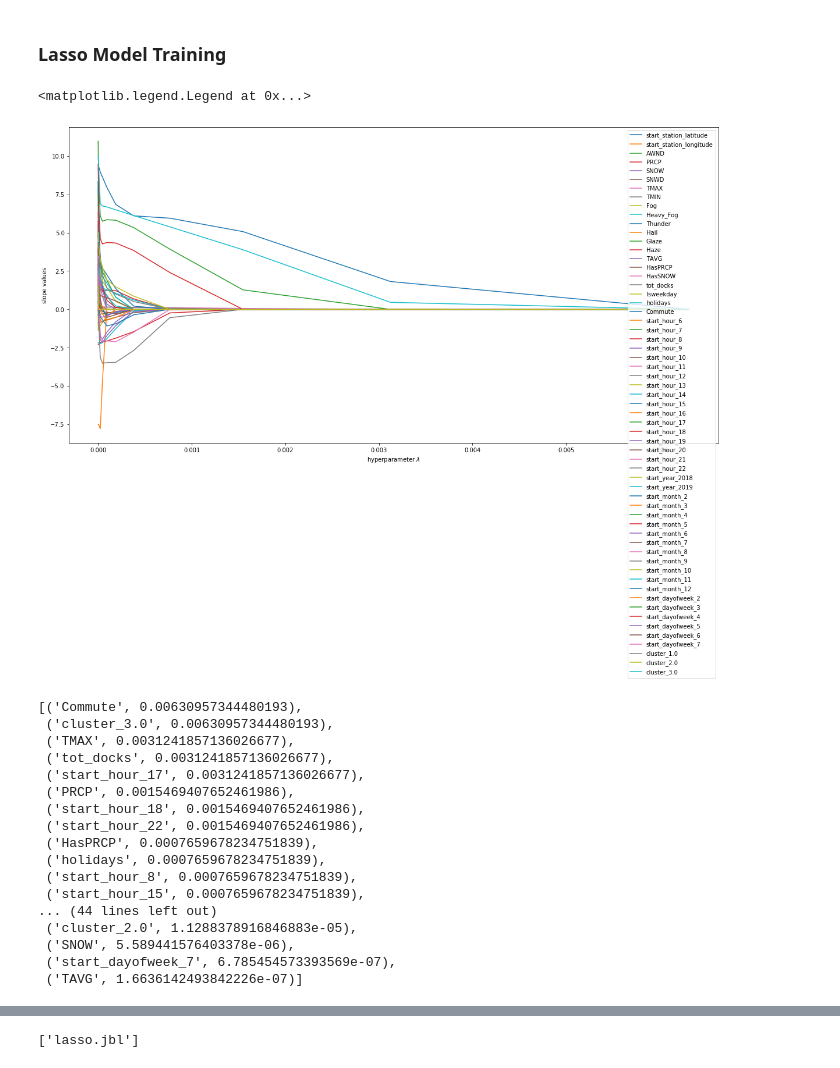
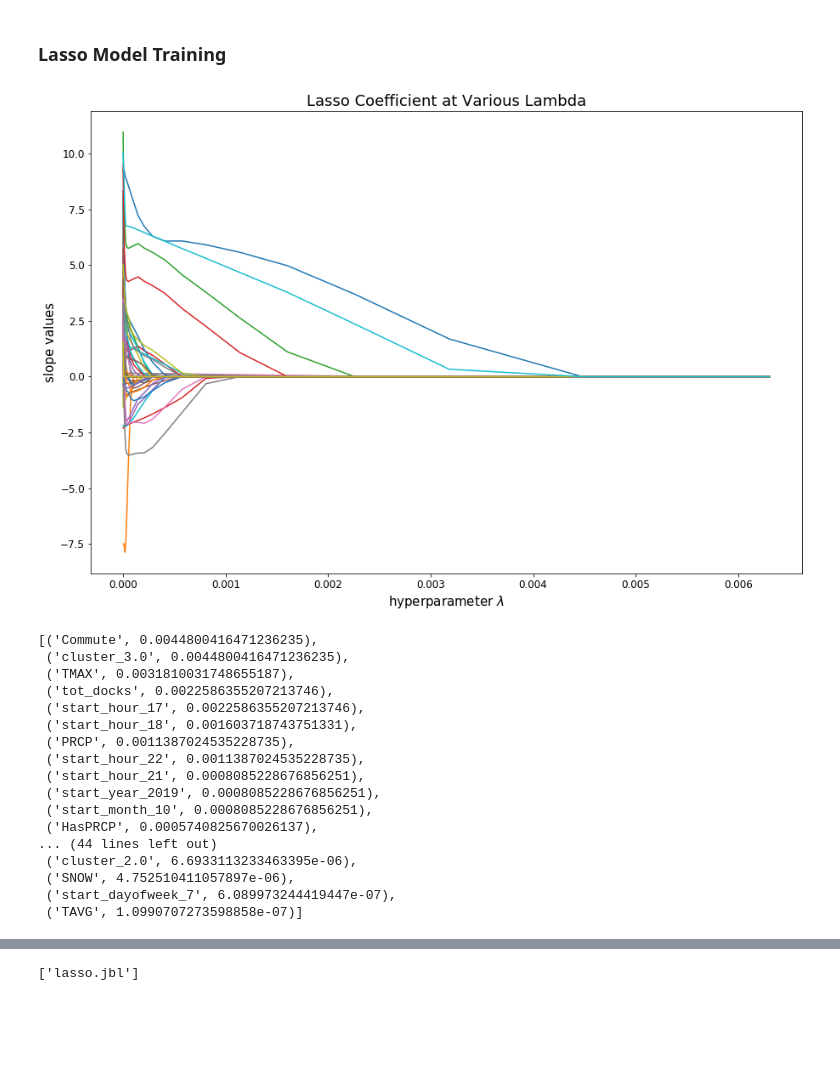
Before and after one commit to zhangym1256/Citi-Bike-Capstone, a Jupyter notebook: may/Machine_Learning.ipynb, the cells around one changed output, grey strips where cells are left out. Saved outputs shown, nothing was run; the diff lists cells and outputs as text; code cells hidden in the pictures; blank space fills up the shorter version.

```diff
--- a/may/Machine_Learning.ipynb
+++ b/may/Machine_Learning.ipynb
@@ -49,7 +49,7 @@ test_Y = Top200_test_dummified.start_station_checkout_counts
 ### Lasso Model Training
 # %%
 lasso = Lasso(normalize=True,max_iter=3000,tol=0.01)
-alphas = np.logspace(-8,-2.2,20)
+alphas = np.logspace(-8,-2.2,40) # -8,-2.2,20
 
 alpha_coefs = []
 for alpha in alphas:
@@ -60,15 +60,17 @@ for alpha in alphas:
 # the order of predictors to become zero coefficient
 coefs_df = pd.DataFrame(alpha_coefs, index=alphas, columns = list(X.columns))
 # %%
-plt.figure(figsize=(20,10))
+plt.figure(figsize=(15,10))
 for name in coefs_df.columns:
     plt.plot(coefs_df.index, coefs_df[name], label=name)
-plt.xlabel(r'hyperparameter $\lambda$')
-plt.ylabel(r'slope values')
-plt.legend(loc=1)
+plt.xlabel(r'hyperparameter $\lambda$', fontsize = 15)
+plt.ylabel(r'slope values', fontsize = 15)
+#plt.legend(loc=1)
+plt.title('Lasso Coefficient at Various Lambda', fontsize = 18)
+plt.yticks(fontsize = 12)
+plt.xticks(fontsize = 12);
 # %% [output]
-<matplotlib.legend.Legend at 0x...>
-[figure, old version]
+[figure, new version]
 # %%
 ### find the alpha where coefficient becomes zero ###
 alpha_zero = {}
@@ -80,23 +82,23 @@ for col in coefs_df.columns:
 alpha_zero = sorted(alpha_zero.items(), key=lambda x: x[1], reverse=True)
 alpha_zero
 # %% [output]
-[('Commute', 0.00630957344480193),
- ('cluster_3.0', 0.00630957344480193),
- ('TMAX', 0.0031241857136026677),
- ('tot_docks', 0.0031241857136026677),
- ('start_hour_17', 0.0031241857136026677),
- ('PRCP', 0.0015469407652461986),
- ('start_hour_18', 0.0015469407652461986),
- ('start_hour_22', 0.0015469407652461986),
- ('HasPRCP', 0.0007659678234751839),
- ('holidays', 0.0007659678234751839),
- ('start_hour_8', 0.0007659678234751839),
- ('start_hour_15', 0.0007659678234751839),
+[('Commute', 0.0044800416471236235),
+ ('cluster_3.0', 0.0044800416471236235),
+ ('TMAX', 0.0031810031748655187),
+ ('tot_docks', 0.0022586355207213746),
+ ('start_hour_17', 0.0022586355207213746),
+ ('start_hour_18', 0.001603718743751331),
+ ('PRCP', 0.0011387024535228735),
+ ('start_hour_22', 0.0011387024535228735),
+ ('start_hour_21', 0.0008085228676856251),
+ ('start_year_2019', 0.0008085228676856251),
+ ('start_month_10', 0.0008085228676856251),
+ ('HasPRCP', 0.0005740825670026137),
 ... (44 lines left out)
- ('cluster_2.0', 1.1288378916846883e-05),
- ('SNOW', 5.589441576403378e-06),
- ('start_dayofweek_7', 6.785454573393569e-07),
- ('TAVG', 1.6636142493842226e-07)]
+ ('cluster_2.0', 6.6933113233463395e-06),
+ ('SNOW', 4.752510411057897e-06),
+ ('start_dayofweek_7', 6.089973244419447e-07),
+ ('TAVG', 1.0990707273598858e-07)]
 # %%
 top_features = [item[0] for item in alpha_zero[:40]]
 # %%
```
Also changed, not shown: parts of 16 cells of this notebook.
